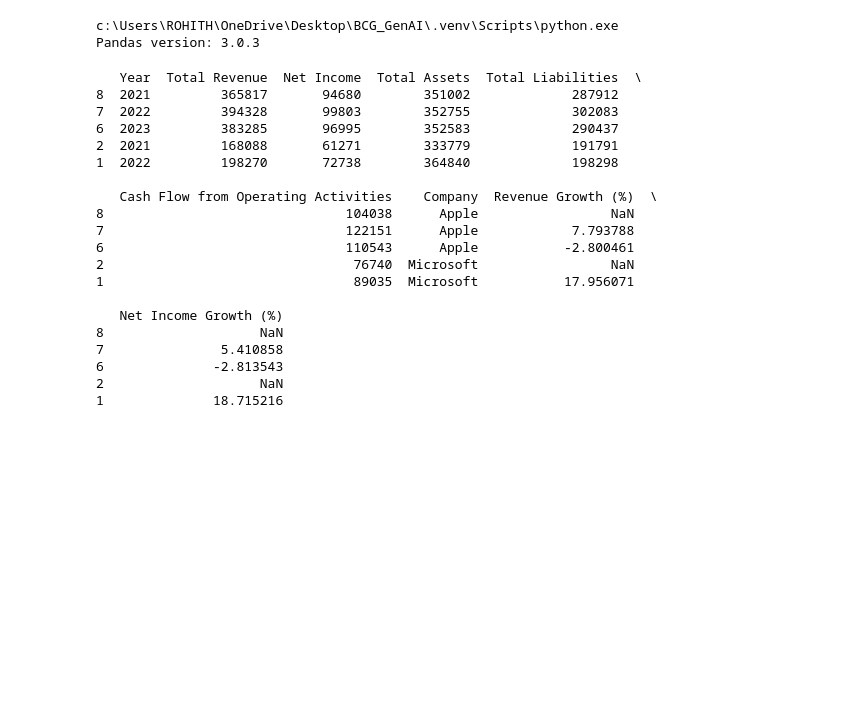
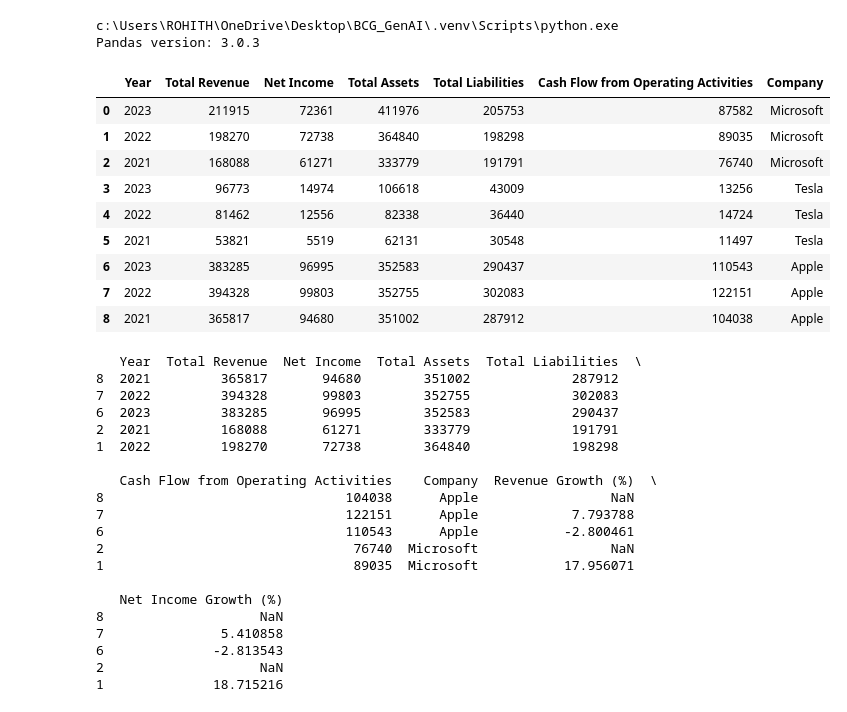
Before and after one commit to vrk24/BCG-GenAI, a Jupyter notebook: GFC_Analysis.ipynb, the cells around one changed output. Saved outputs shown, nothing was run; the diff lists cells and outputs as text; code cells hidden in the pictures; blank space fills up the shorter version.

```diff
--- a/GFC_Analysis.ipynb
+++ b/GFC_Analysis.ipynb
@@ -20,6 +20,19 @@ c:\Users\ROHITH\OneDrive\Desktop\BCG_GenAI\.venv\Scripts\python.exe
 Pandas version: 3.0.3
 # %%
 data = pd.read_csv('Final_report.csv')
+# %%
+data
+# %% [output]
+|  | Year | Total Revenue | Net Income | Total Assets | Total Liabilities | Cash Flow from Operating Activities | Company |
+| 0 | 2023 | 211915 | 72361 | 411976 | 205753 | 87582 | Microsoft |
+| 1 | 2022 | 198270 | 72738 | 364840 | 198298 | 89035 | Microsoft |
+| 2 | 2021 | 168088 | 61271 | 333779 | 191791 | 76740 | Microsoft |
+| 3 | 2023 | 96773 | 14974 | 106618 | 43009 | 13256 | Tesla |
+| 4 | 2022 | 81462 | 12556 | 82338 | 36440 | 14724 | Tesla |
+| 5 | 2021 | 53821 | 5519 | 62131 | 30548 | 11497 | Tesla |
+| 6 | 2023 | 383285 | 96995 | 352583 | 290437 | 110543 | Apple |
+| 7 | 2022 | 394328 | 99803 | 352755 | 302083 | 122151 | Apple |
+| 8 | 2021 | 365817 | 94680 | 351002 | 287912 | 104038 | Apple |
 # %%
 import pandas as pd
 
```
